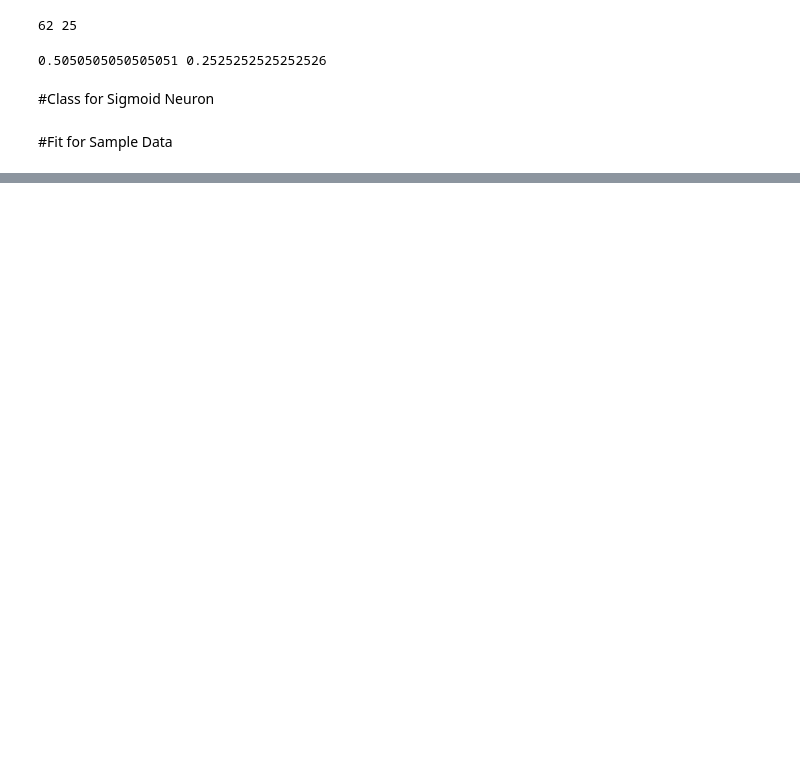
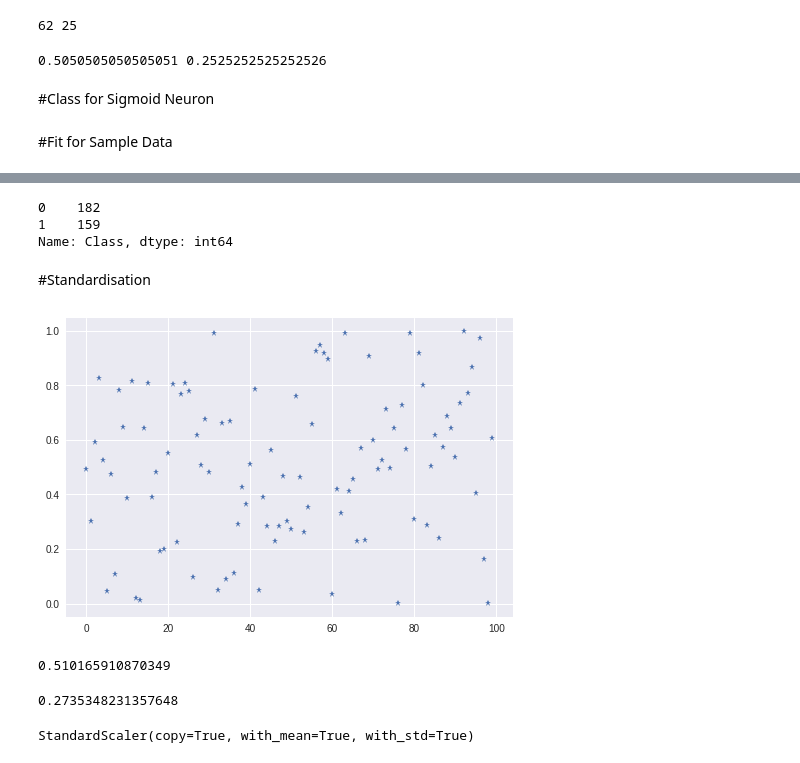
Before and after one commit to manushaurya/padhaibyonefourthlabs, a Jupyter notebook: 0403_SigmoidNeuron.ipynb, the cells around one changed output, grey strips where cells are left out. Drawn from its saved outputs; the diff is of its cells as text; code cells hidden in the pictures; blank space fills up the shorter version.

```diff
--- a/0403_SigmoidNeuron.ipynb
+++ b/0403_SigmoidNeuron.ipynb
@@ -185,0 +350,6 @@ for i in range(20):
+# %%
+data['Class'].value_counts() #.value_counts(normalize=True) give us the ratio
+# %% [output]
+0    182
+1    159
+Name: Class, dtype: int64
@@ -185,0 +358,2 @@ for i in range(20):
+# %% [markdown]
+#Standardisation
@@ -185,0 +362,2 @@ for i in range(20):
+# %%
+R = np.random.random([100,1])
@@ -185,0 +366,13 @@ for i in range(20):
+# %%
+plt.plot(R,'*')
+plt.show()
+# %% [output]
+[figure, added]
+# %%
+np.mean(R) #We want Mean to be zero for standardization
+# %% [output]
+0.510165910870349
+# %%
+np.std(R) #Standard deviation to be 1
+# %% [output]
+0.2735348231357648
@@ -185,0 +381,4 @@ for i in range(20):
+# %%
+scaler.fit(R) #Mean and Std of R are being taken into the object scaler
+# %% [output]
+StandardScaler(copy=True, with_mean=True, with_std=True)
```
Also changed, not shown: parts of 51 cells of this notebook.
